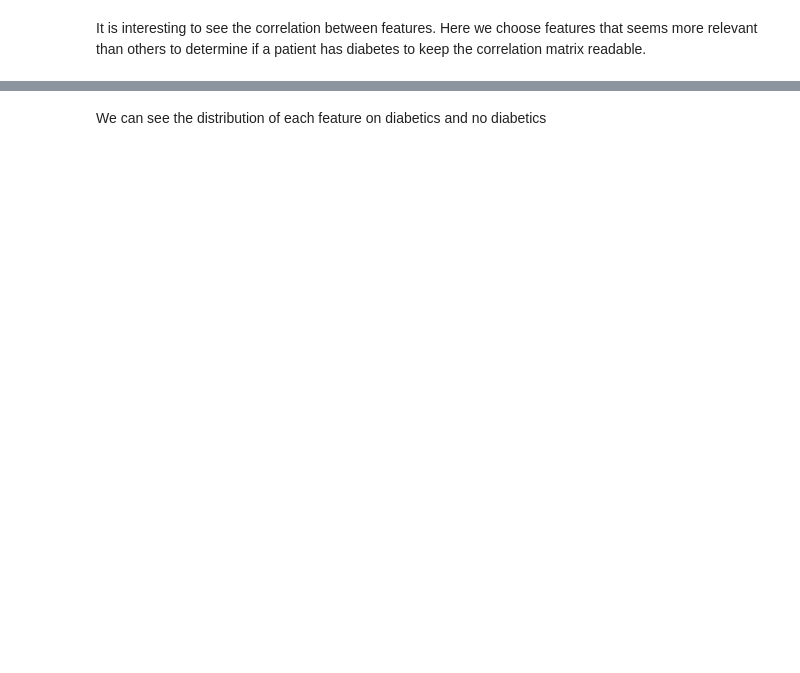
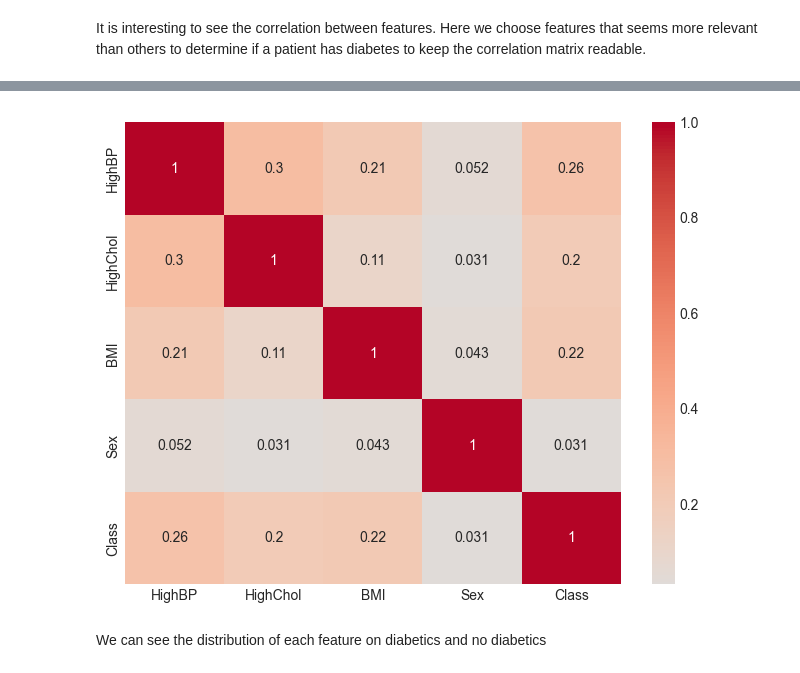
Before and after one commit to RemiBBX/ml-diabetes-spam-prediction, a Jupyter notebook: Diabetes_Visualisation_ML.ipynb, the cells around one changed output, grey strips where cells are left out. Drawn from its saved outputs; the diff is of its cells as text; code cells hidden in the pictures; blank space fills up the shorter version.

```diff
--- a/Diabetes_Visualisation_ML.ipynb
+++ b/Diabetes_Visualisation_ML.ipynb
@@ -15,5 +18,17 @@ We charge the csv in a panda dataframe and apply multiple methods to visualize t
 
 A quick search to the source of the data (https://www.kaggle.com/datasets/alexteboul/diabetes-health-indicators-dataset?select=diabetes_binary_health_indicators_BRFSS2015.csv) gives us the information on the meaning of the data and precisions on the features.
 # %%
-df = pd.read_csv(data_diabetes)
+data = data_diabetes
+
+print("Chargement et preprocessing des données...")
+samples = preprocessing(data=data, test_size=0.15, validation_size=0.15)
+
+X, _, df, feature_names = load_data(data)
+feature_names.remove('Class')
+
+print(f"Nombre total de patients: {len(X)}")
+print(f"Training set: {len(samples.X_train)} samples")
+print(f"Test set: {len(samples.X_test)} samples")
+print(f"Features: {len(feature_names)}")
+
 df
@@ -54,9 +107,11 @@ It is interesting to see the correlation between features. Here we choose featur
 # %%
-relevant_features = ["HighBP", "HighChol", "BMI", "Sex", "Diabetes_binary"]
+relevant_features = ["HighBP", "HighChol", "BMI", "Sex", "Class"]
 corr = df[relevant_features].corr()
 plt.figure(figsize=(8, 6))
 sns.heatmap(corr, annot=True, cmap="coolwarm", center=0)
 plt.show()
+# %% [output]
+[figure, added]
 # %% [markdown]
 We can see the distribution of each feature on diabetics and no diabetics
 # %%
```
Also changed, not shown: parts of 22 cells of this notebook, 11 other files.
